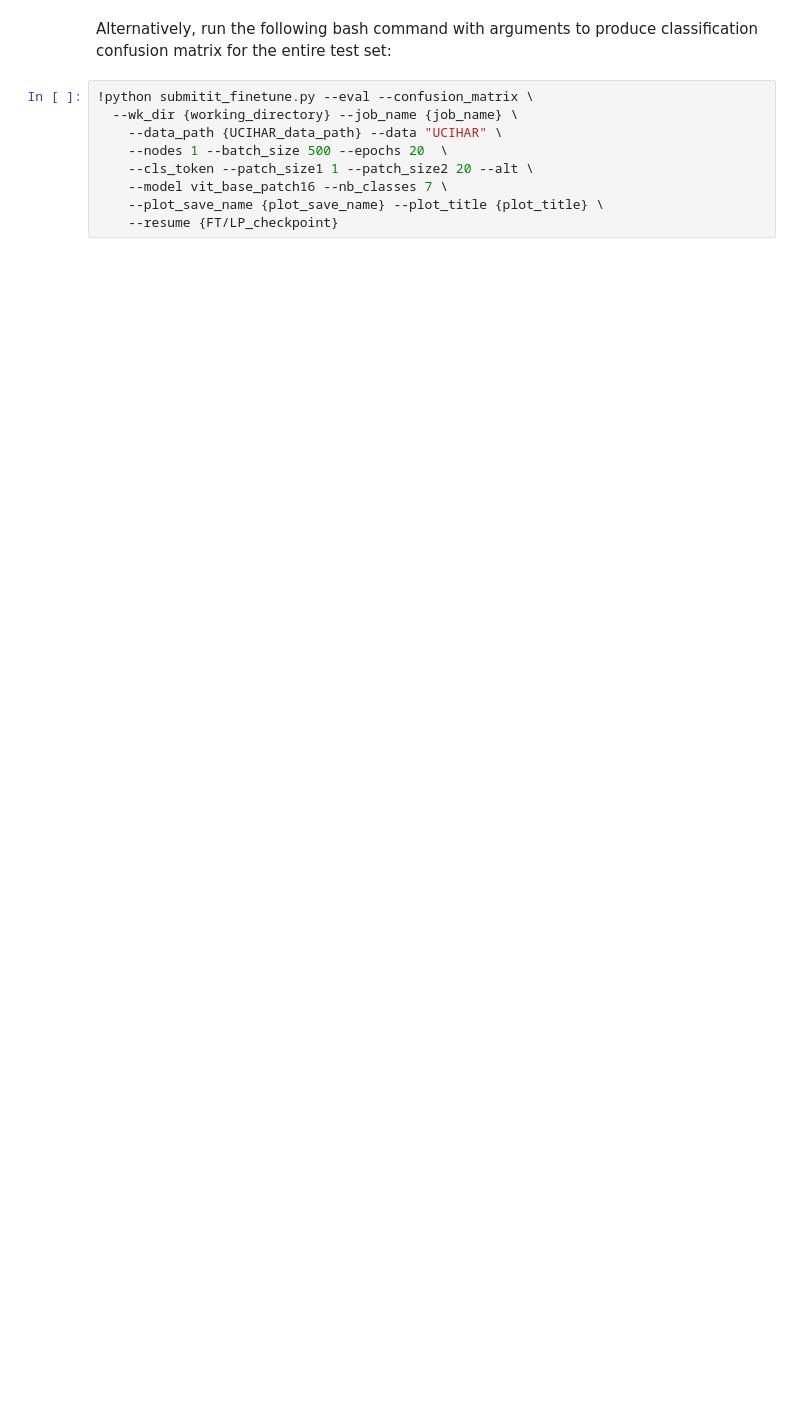
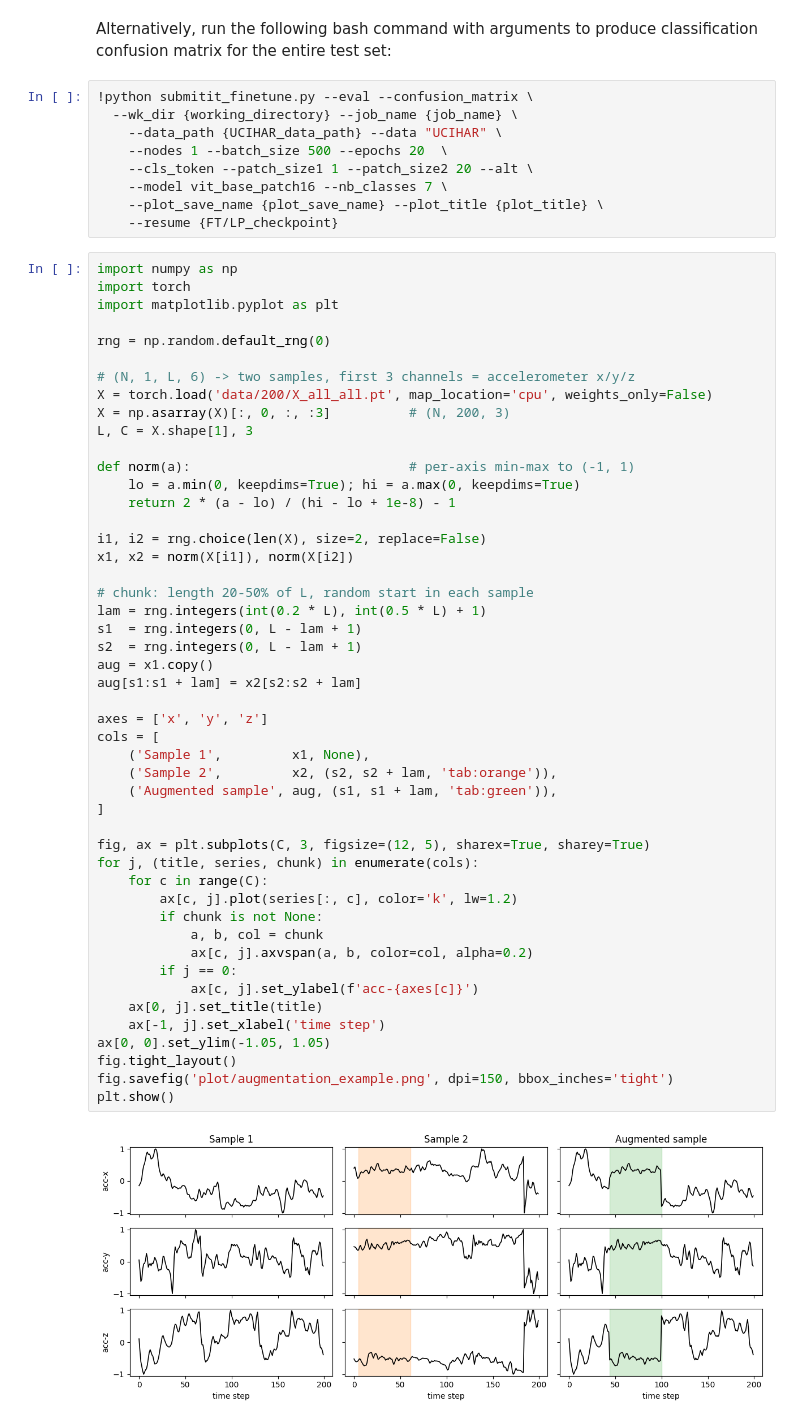
Before and after one commit to HowonRyu/MoCA, a Jupyter notebook: UCIHAR_mae_visualize.ipynb, the cells around one changed output. Drawn from its saved outputs; the diff is of its cells as text; blank space fills up the shorter version.

Commit message:
adding augmentation instruction

```diff
--- a/UCIHAR_mae_visualize.ipynb
+++ b/UCIHAR_mae_visualize.ipynb
@@ -125,3 +125,53 @@ Alternatively, run the following bash command with arguments to produce classifi
     --model vit_base_patch16 --nb_classes 7 \
     --plot_save_name {plot_save_name} --plot_title {plot_title} \
     --resume {FT/LP_checkpoint}
+# %%
+import numpy as np
+import torch
+import matplotlib.pyplot as plt
+
+rng = np.random.default_rng(0)
+
+# (N, 1, L, 6) -> two samples, first 3 channels = accelerometer x/y/z
+X = torch.load('data/200/X_all_all.pt', map_location='cpu', weights_only=False)
+X = np.asarray(X)[:, 0, :, :3]          # (N, 200, 3)
+L, C = X.shape[1], 3
+
+def norm(a):                            # per-axis min-max to (-1, 1)
+    lo = a.min(0, keepdims=True); hi = a.max(0, keepdims=True)
+    return 2 * (a - lo) / (hi - lo + 1e-8) - 1
+
+i1, i2 = rng.choice(len(X), size=2, replace=False)
+x1, x2 = norm(X[i1]), norm(X[i2])
+
+# chunk: length 20-50% of L, random start in each sample
+lam = rng.integers(int(0.2 * L), int(0.5 * L) + 1)
+s1  = rng.integers(0, L - lam + 1)
+s2  = rng.integers(0, L - lam + 1)
+aug = x1.copy()
+aug[s1:s1 + lam] = x2[s2:s2 + lam]
+
+axes = ['x', 'y', 'z']
+cols = [
+    ('Sample 1',         x1, None),
+    ('Sample 2',         x2, (s2, s2 + lam, 'tab:orange')),
+    ('Augmented sample', aug, (s1, s1 + lam, 'tab:green')),
+]
+
+fig, ax = plt.subplots(C, 3, figsize=(12, 5), sharex=True, sharey=True)
+for j, (title, series, chunk) in enumerate(cols):
+    for c in range(C):
+        ax[c, j].plot(series[:, c], color='k', lw=1.2)
+        if chunk is not None:
+            a, b, col = chunk
+            ax[c, j].axvspan(a, b, color=col, alpha=0.2)
+        if j == 0:
+            ax[c, j].set_ylabel(f'acc-{axes[c]}')
+    ax[0, j].set_title(title)
+    ax[-1, j].set_xlabel('time step')
+ax[0, 0].set_ylim(-1.05, 1.05)
+fig.tight_layout()
+fig.savefig('plot/augmentation_example.png', dpi=150, bbox_inches='tight')
+plt.show()
+# %% [output]
+[figure, added]
```
Also changed, not shown: 3 other files.
